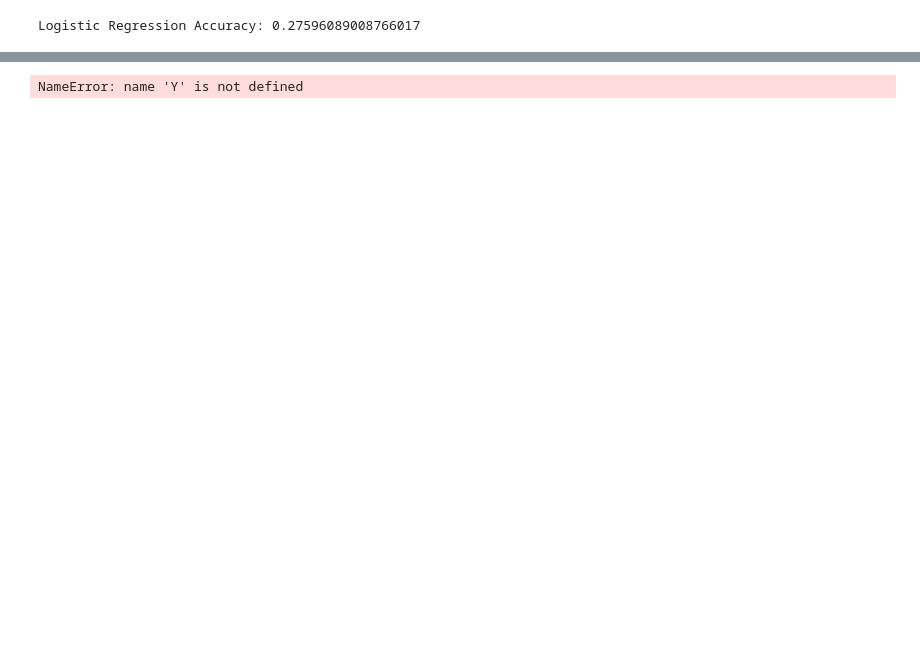
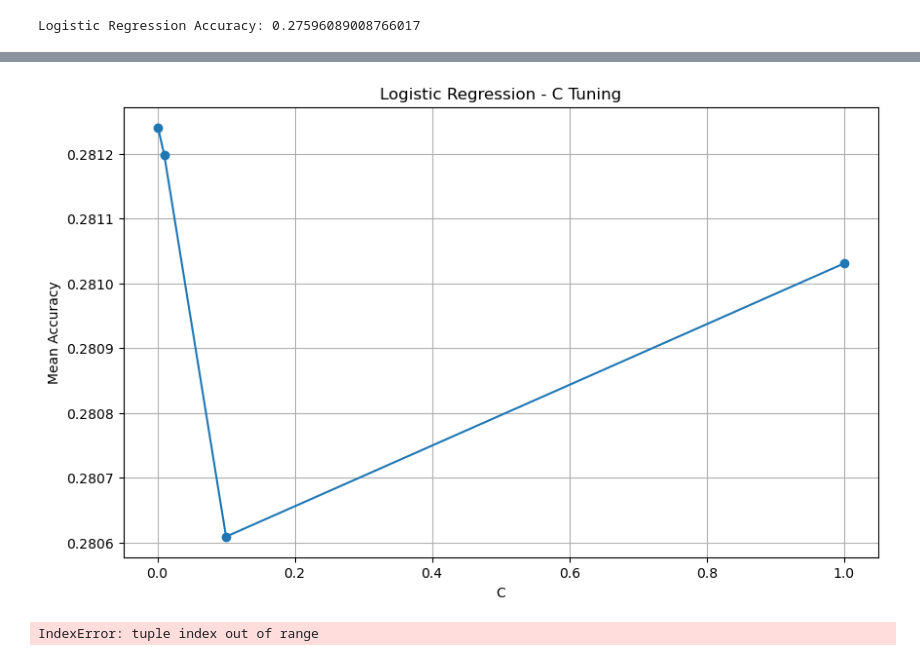
Before and after one commit to epfl-ada/ada-2023-project-dat4k, a Jupyter notebook: P3_clean.ipynb, the cells around one changed output, grey strips where cells are left out. Cells and saved outputs as stored; diff of their text form; code cells hidden in the pictures; blank space fills up the shorter version.

```diff
--- a/P3_clean.ipynb
+++ b/P3_clean.ipynb
@@ -1276,9 +1234,13 @@ fig_rf = tune_and_plot(RandomForestClassifier(), {'n_estimators': [50, 100, 150,
+# %%
+fig_logreg1 = tune_and_plot(LogisticRegression(max_iter=1000), {'C': [0.001, 0.01, 0.1, 1]}, 'Logistic Regression', 'C', X, y)
+# %% [output]
+[figure, added]
 # %%
 fig = make_subplots(rows=1, cols=3, subplot_titles=('Boosted trees', 'Logistic Regression', 'Random Forest'))
 
 # Add subplots to the figure
 fig.add_trace(fig_bdt['data'][0], row=1, col=1)
-fig.add_trace(fig_logreg['data'][0], row=1, col=2)
+fig.add_trace(fig_logreg1['data'][0], row=1, col=2)
 fig.add_trace(fig_rf['data'][0], row=1, col=3)
 
 # Update layout for the entire figure
@@ -1294,30 +1256,10 @@ fig.update_yaxes(title_text='Mean Accuracy', row=1, col=2)
 fig.update_xaxes(title_text='N estimators', row=1, col=3)
 fig.update_yaxes(title_text='Mean Accuracy', row=1, col=3)
 
-fig.update_layout(
-    margin=dict(l=10, r=0, t=100, b=0)  # Adjust the values as needed
-)
+fig.update_layout(margin=dict(l=10, r=0, t=100, b=0) )
 
-# Show the figure
 fig.show()
 
 fig.write_html("Data/model_chosen.html",full_html=True)
+# %% [output]
+IndexError: tuple index out of range
-# %%
-### K-Fold Cross Validation ###
-
-knn_model = KNeighborsClassifier()
-logreg_model = LogisticRegression(max_iter=1000,random_state=42,C = 1)
-rf_model = RandomForestClassifier(n_estimators=100, random_state=42)
-
-num_folds = 3  # You can adjust the number of folds as needed
-kf = KFold(n_splits=num_folds, shuffle=True, random_state=42)
-
-knn_scores = cross_val_score(knn_model, X, y, cv=kf, scoring='accuracy')
-logreg_scores = cross_val_score(logreg_model, X, y, cv=kf, scoring='accuracy')
-rf_scores = cross_val_score(rf_model, X, y, cv=kf, scoring='accuracy')
-
-print(f'KNN Accuracy: {np.mean(knn_scores)} (std: {np.std(knn_scores)})')
-print(f'Logistic Regression Accuracy: {np.mean(logreg_scores)} (std: {np.std(logreg_scores)})')
-print(f'Random Forest Accuracy: {np.mean(rf_scores)} (std: {np.std(rf_scores)})')
-# %% [output]
-NameError: name 'Y' is not defined
```
Also changed, not shown: parts of 24 cells of this notebook, 3 other files.
